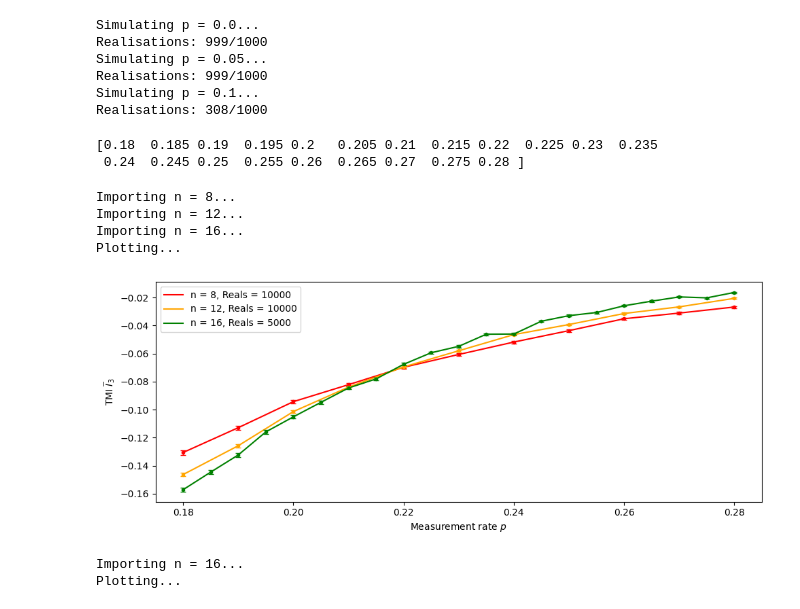
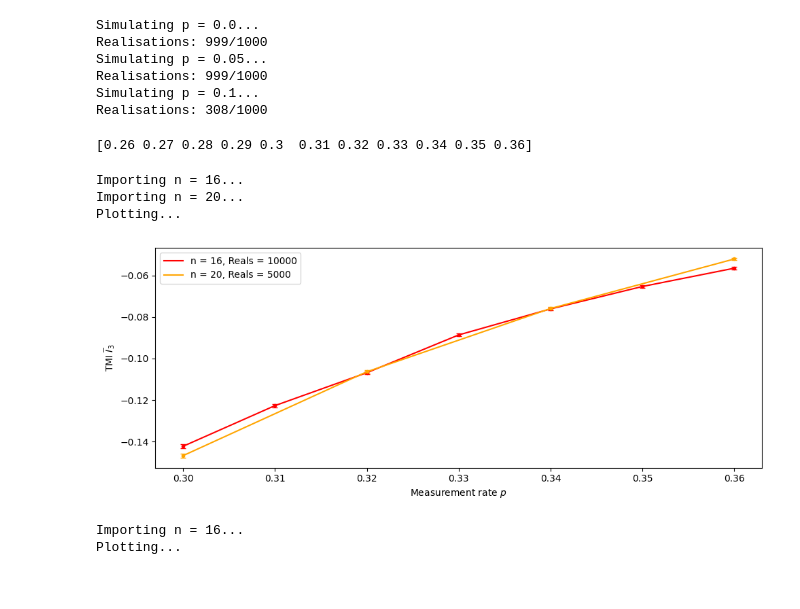
Before and after one commit to amarce4/mipt, a Jupyter notebook: python/mipt.ipynb, the cells around one changed output. Saved outputs shown, nothing was run; the diff lists cells and outputs as text; code cells hidden in the pictures.

```diff
--- a/python/mipt.ipynb
+++ b/python/mipt.ipynb
@@ -124,12 +124,11 @@ Simulating p = 0.1...
 Realisations: 308/1000
 # %%
 import numpy as np
-print(np.linspace(0.18, 0.28, 21))
+print(np.linspace(0.26, 0.36, 11))
 # d = 4
 # print(list(range(0, 2*d+1, d)))
 # %% [output]
-[0.18  0.185 0.19  0.195 0.2   0.205 0.21  0.215 0.22  0.225 0.23  0.235
- 0.24  0.245 0.25  0.255 0.26  0.265 0.27  0.275 0.28 ]
+[0.26 0.27 0.28 0.29 0.3  0.31 0.32 0.33 0.34 0.35 0.36]
 # %%
 import pandas as pd
 import numpy as np
@@ -139,26 +138,47 @@ from matplotlib import pyplot as plt
 # User controls
 # -----------------------
 P_MIN = 0.0
-P_MAX = 0.5
+P_MAX = 0.36
 
 CHUNKSIZE = 1_000_000  # increase/decrease depending on RAM
 
-files = [
-    "cpp/tmi_fermion2c_n_8_real_10000_0.18_0.28.csv",
-    "cpp/tmi_fermion2c_n_12_real_10000_0.18_0.28.csv",
-    "cpp/csv/tmi/fermion2c/tmi_fermion2c_n_16_real_5000_0.18_0.28_res_21.csv",
-    "cpp/csv/tmi/fermion2c/tmi_fermion2c_n_20_real_500_0.18_0.28_res_11.csv",
-]
+fermion = True
+reduced_gate_set = False
 
-reals = [10000, 10000, 5000, 500]
+if fermion:
+	if reduced_gate_set:
+		files = [
+			"cpp/tmi_fermion2c_n_8_real_10000_0.18_0.28.csv",
+			"cpp/tmi_fermion2c_n_12_real_10000_0.18_0.28.csv",
+			"cpp/csv/tmi/fermion2c/tmi_fermion2c_n_16_real_10000_0.18_0.28_res_21.csv",
+			"cpp/csv/tmi/fermion2c/tmi_fermion2c_n_20_real_2500_0.18_0.28_res_11.csv",
+			"cpp/csv/tmi/fermion2c/tmi_fermion2c_n_24_real_100_0.18_0.28_res_11.csv"
+		]
+		reals = [10000, 10000, 10000, 2500, 100]
+		ns = [8, 12, 16, 20, 24]
 
-# files = [
-#     "csv/tmi_qubit_n_12_real_100k_0.13_0.2.csv",
-#     "csv/tmi_qubit_n_16_real_1k_0.13_0.2.csv"
-# ]
+	if not reduced_gate_set:
+		files = [
+            # "cpp/csv/tmi/fermion1c/tmi_fermion1c_n_12_real_7500_0.26_0.36_res_11.csv",
+			"cpp/csv/tmi/fermion1c/tmi_fermion1c_n_16_real_10000_0.3_0.4_res_11.csv",
+			"cpp/csv/tmi/fermion1c/tmi_fermion1c_n_20_real_5000_0.3_0.4_res_6.csv"
+		]
 
-ns = [8, 12, 16]
-colors = ["red", "orange", "green", "blue"]
+		reals = [10000, 5000]
+		ns = [16, 20]
+
+if not fermion:
+	files = [
+		"cpp/csv/tmi/qubitc/tmi_qubitc_n_12_real_5000_0.1_0.3_res_11.csv",
+		"cpp/csv/tmi/qubitc/tmi_qubitc_n_16_real_100_0.1_0.3_res_11.csv",
+		"cpp/csv/tmi/qubitc/tmi_qubitc_n_20_real_10_0.1_0.3_res_11.csv",
+        "cpp/csv/tmi/qubitc/tmi_qubitc_n_24_real_10_0.1_0.3_res_11.csv"
+	]
+
+	reals = [5000, 100, 10, 10]
+	ns = [12, 16, 20, 24]
+
+colors = ["red", "orange", "green", "blue", "purple"]
 
 
 def summarize_tmi_csv_once(path, p_min=None, p_max=None, chunksize=1_000_000):
@@ -231,36 +251,35 @@ print("Plotting...")
 
 fig, ax1 = plt.subplots(1, 1, figsize=(10, 4))
 
 for i, n in enumerate(ns):
     ax1.errorbar(
         ps_arr[i],
         mean_arr[i],
         yerr=std_arr[i],
         fmt=".",
         color=colors[i],
         ecolor=colors[i],
         capsize=3,
         elinewidth=1,
     )
 
     ax1.plot(
         ps_arr[i],
         mean_arr[i],
         color=colors[i],
         label=f"n = {n}, Reals = {reals[i]}",
     )
 
 ax1.set_xlabel(r"Measurement rate $p$")
 ax1.set_ylabel(r"TMI $\overline{I}_3$")
 ax1.legend()
 fig.tight_layout()
 plt.show()
 # %% [output]
-Importing n = 8...
-Importing n = 12...
 Importing n = 16...
+Importing n = 20...
 Plotting...
-[figure, old version]
+[figure, new version]
 # %%
 import pandas as pd
 import numpy as np
```
Also changed, not shown: parts of 1 cell of this notebook, 3 other files.
